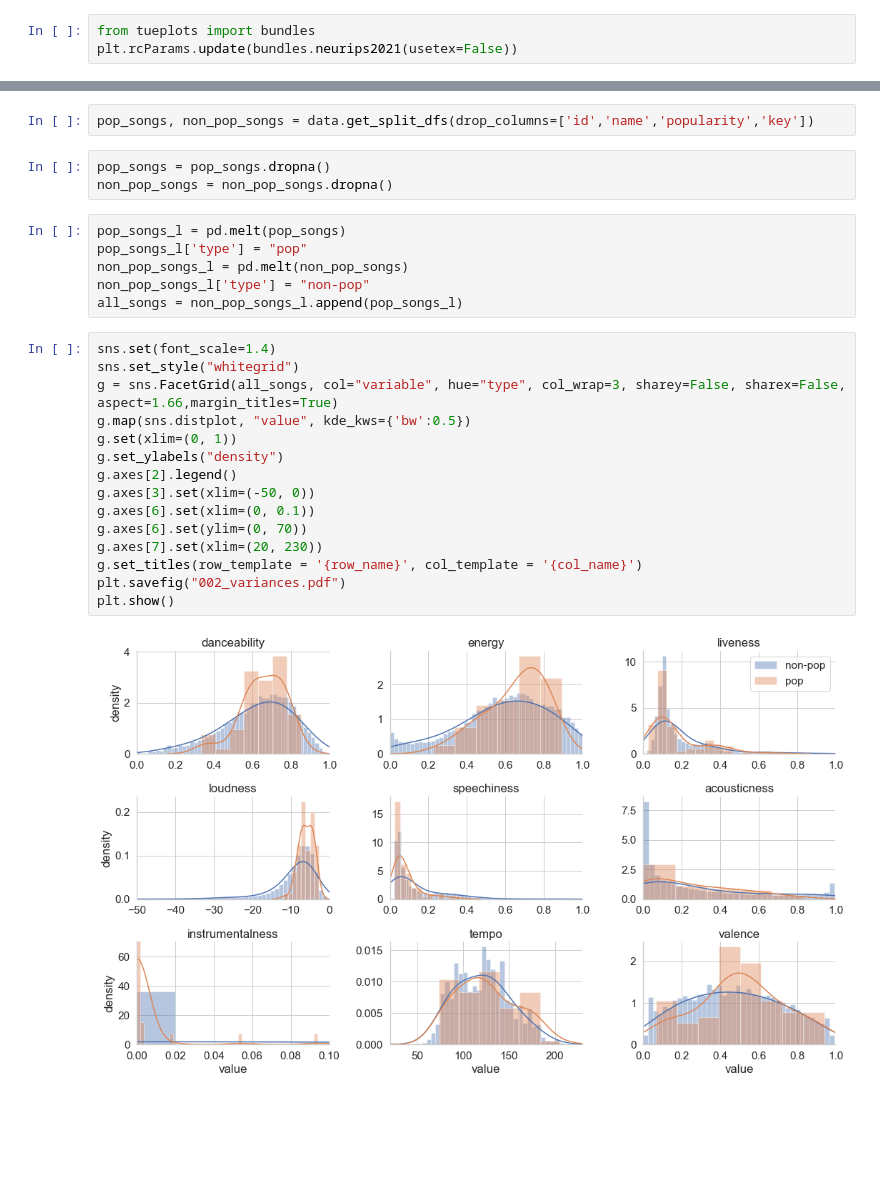
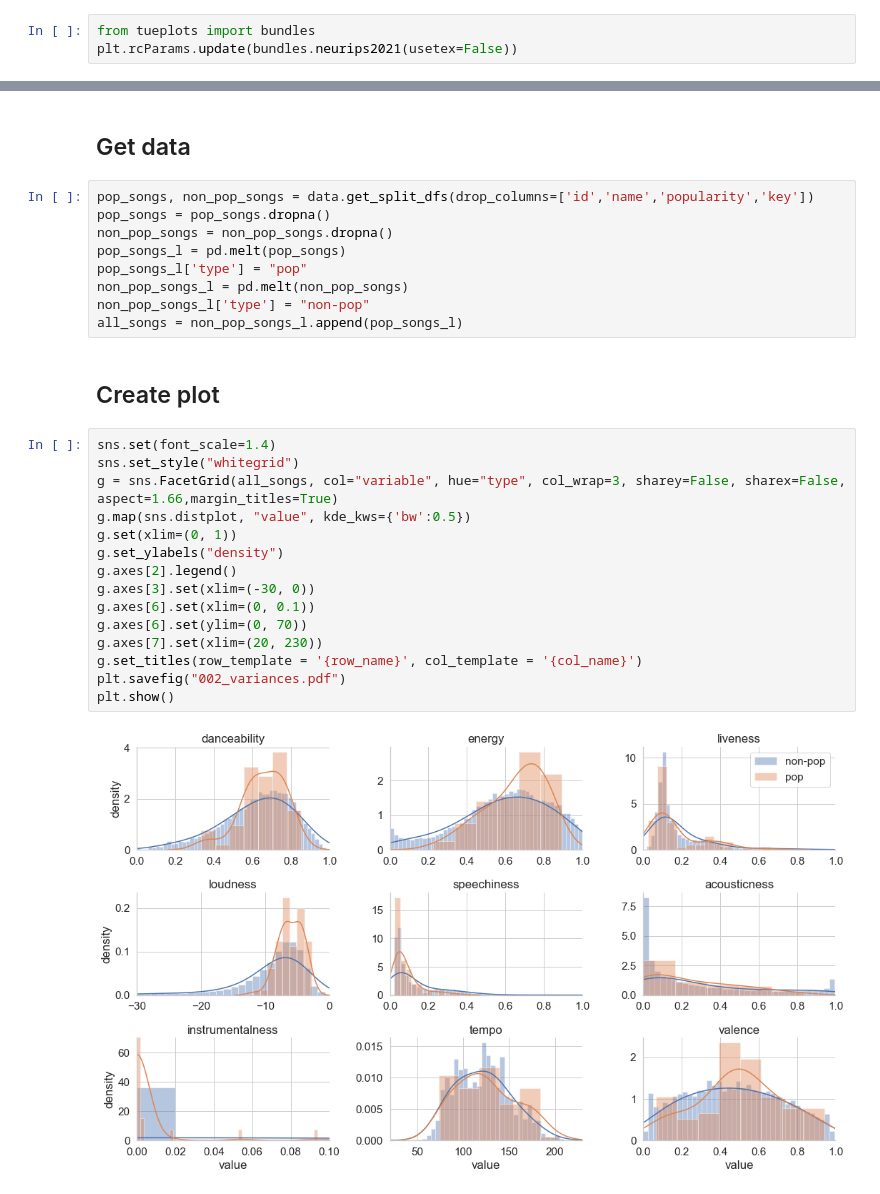
Before and after one commit to dominikglandorf/spotify-analysis, a Jupyter notebook: fig/002_variances.ipynb, the cells around one changed output, grey strips where cells are left out. Drawn from its saved outputs; the diff is of its cells as text; blank space fills up the shorter version.

```diff
--- a/fig/002_variances.ipynb
+++ b/fig/002_variances.ipynb
@@ -19,28 +19,30 @@ Get data
-# %%
-pop_songs, non_pop_songs = data.get_split_dfs(drop_columns=['id','name','popularity','key'])
-# %%
-pop_songs = pop_songs.dropna()
-non_pop_songs = non_pop_songs.dropna()
+# %% [markdown]
+## Get data
 # %%
+pop_songs, non_pop_songs = data.get_split_dfs(drop_columns=['id','name','popularity','key'])
+pop_songs = pop_songs.dropna()
+non_pop_songs = non_pop_songs.dropna()
 pop_songs_l = pd.melt(pop_songs)
 pop_songs_l['type'] = "pop"
 non_pop_songs_l = pd.melt(non_pop_songs)
 non_pop_songs_l['type'] = "non-pop"
 all_songs = non_pop_songs_l.append(pop_songs_l)
+# %% [markdown]
+## Create plot
 # %%
 sns.set(font_scale=1.4)
 sns.set_style("whitegrid")
 g = sns.FacetGrid(all_songs, col="variable", hue="type", col_wrap=3, sharey=False, sharex=False, aspect=1.66,margin_titles=True)
 g.map(sns.distplot, "value", kde_kws={'bw':0.5})
 g.set(xlim=(0, 1))
 g.set_ylabels("density")
 g.axes[2].legend()
-g.axes[3].set(xlim=(-50, 0))
+g.axes[3].set(xlim=(-30, 0))
 g.axes[6].set(xlim=(0, 0.1))
 g.axes[6].set(ylim=(0, 70))
 g.axes[7].set(xlim=(20, 230))
 g.set_titles(row_template = '{row_name}', col_template = '{col_name}')
 plt.savefig("002_variances.pdf")
 plt.show()
 # %% [output]
-[figure, old version]
+[figure, new version]
```
Also changed, not shown: parts of 2 cells of this notebook, 16 other files.
